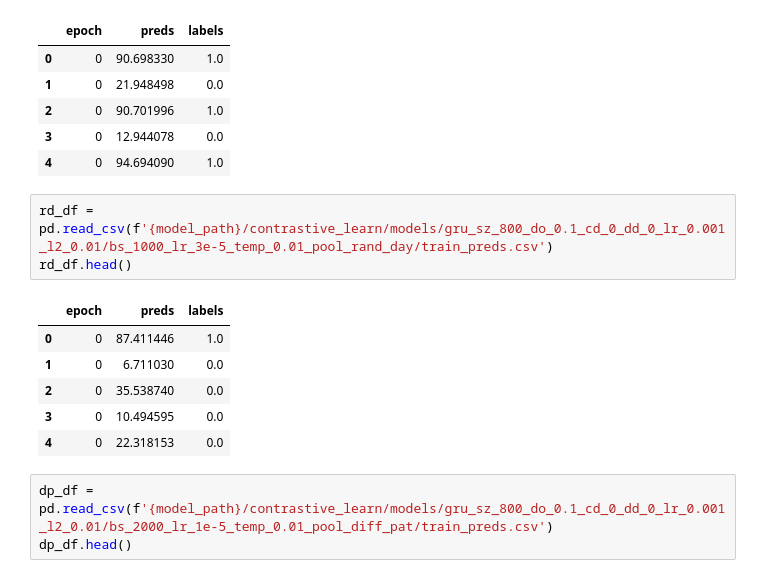
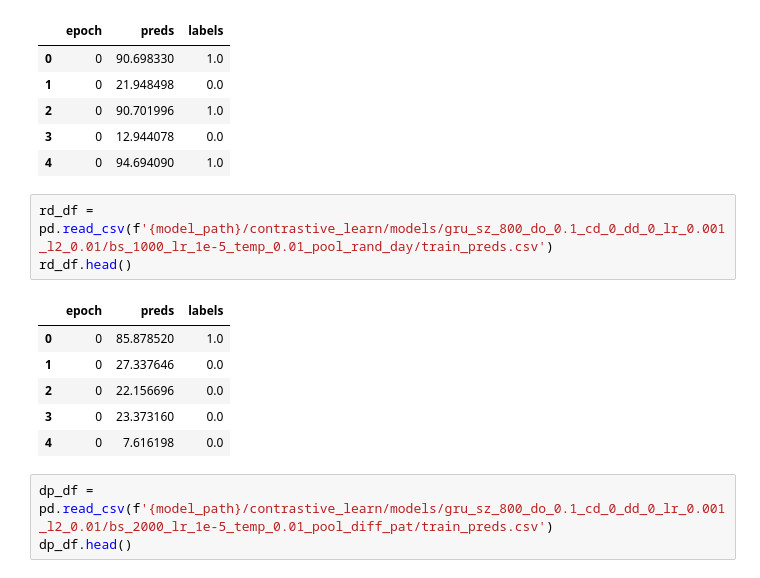
Before and after one commit to som-shahlab/CLMBR-contrastive-learning, a Jupyter notebook: experiments/main/notebooks/train_auroc.ipynb, the cells around one changed output. Drawn from its saved outputs; the diff is of its cells as text.

```diff
--- a/experiments/main/notebooks/train_auroc.ipynb
+++ b/experiments/main/notebooks/train_auroc.ipynb
@@ -38,15 +38,15 @@ tv_df.head()
 | 3 | 0 | 12.944078 | 0.0 |
 | 4 | 0 | 94.694090 | 1.0 |
 # %%
-rd_df = pd.read_csv(f'{model_path}/contrastive_learn/models/gru_sz_800_do_0.1_cd_0_dd_0_lr_0.001_l2_0.01/bs_1000_lr_3e-5_temp_0.01_pool_rand_day/train_preds.csv')
+rd_df = pd.read_csv(f'{model_path}/contrastive_learn/models/gru_sz_800_do_0.1_cd_0_dd_0_lr_0.001_l2_0.01/bs_1000_lr_1e-5_temp_0.01_pool_rand_day/train_preds.csv')
 rd_df.head()
 # %% [output]
 |  | epoch | preds | labels |
-| 0 | 0 | 87.411446 | 1.0 |
-| 1 | 0 | 6.711030 | 0.0 |
-| 2 | 0 | 35.538740 | 0.0 |
-| 3 | 0 | 10.494595 | 0.0 |
-| 4 | 0 | 22.318153 | 0.0 |
+| 0 | 0 | 85.878520 | 1.0 |
+| 1 | 0 | 27.337646 | 0.0 |
+| 2 | 0 | 22.156696 | 0.0 |
+| 3 | 0 | 23.373160 | 0.0 |
+| 4 | 0 | 7.616198 | 0.0 |
 # %%
 dp_df = pd.read_csv(f'{model_path}/contrastive_learn/models/gru_sz_800_do_0.1_cd_0_dd_0_lr_0.001_l2_0.01/bs_2000_lr_1e-5_temp_0.01_pool_diff_pat/train_preds.csv')
 dp_df.head()
```
Also changed, not shown: parts of 3 cells of this notebook, 27 other files.
